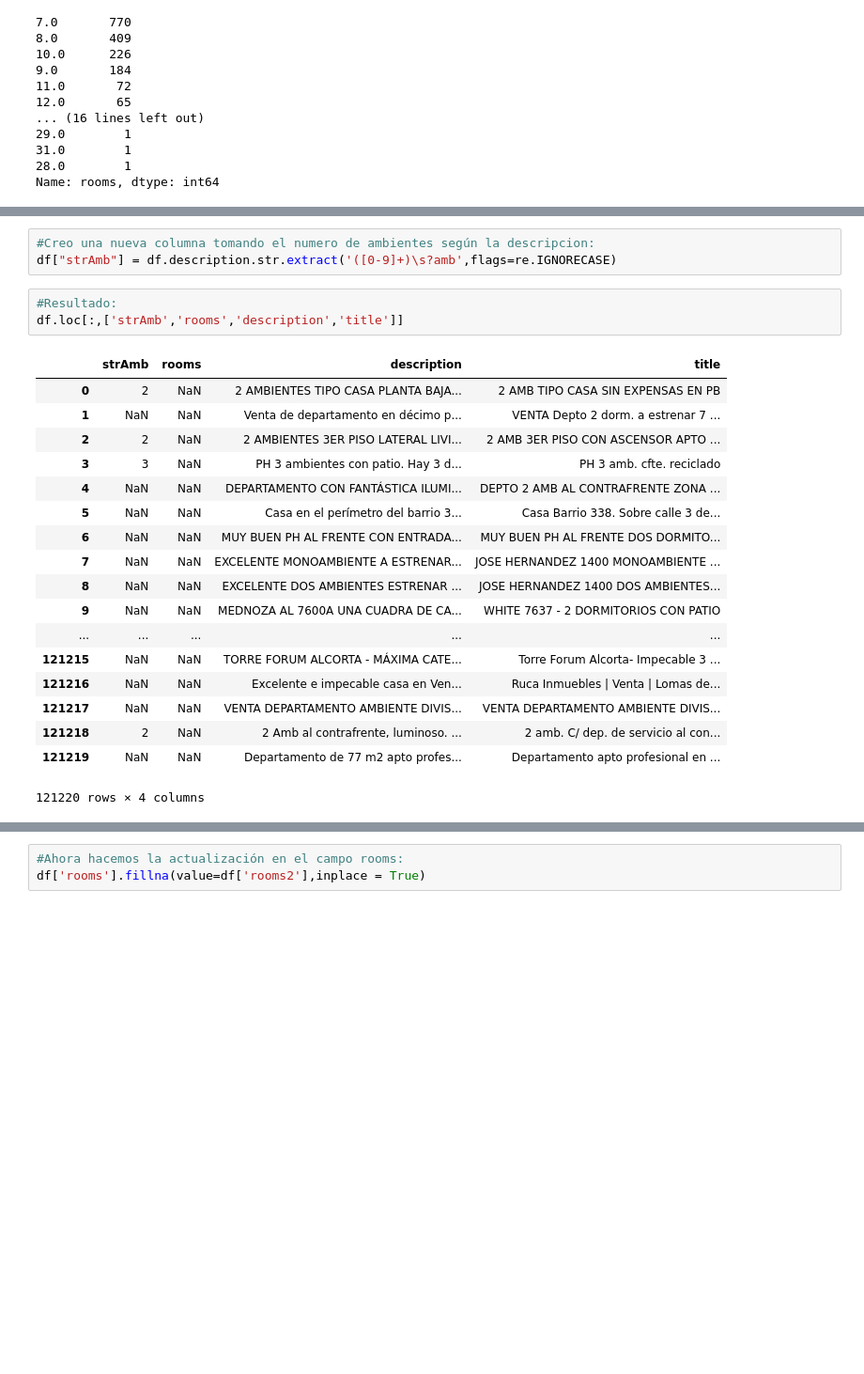
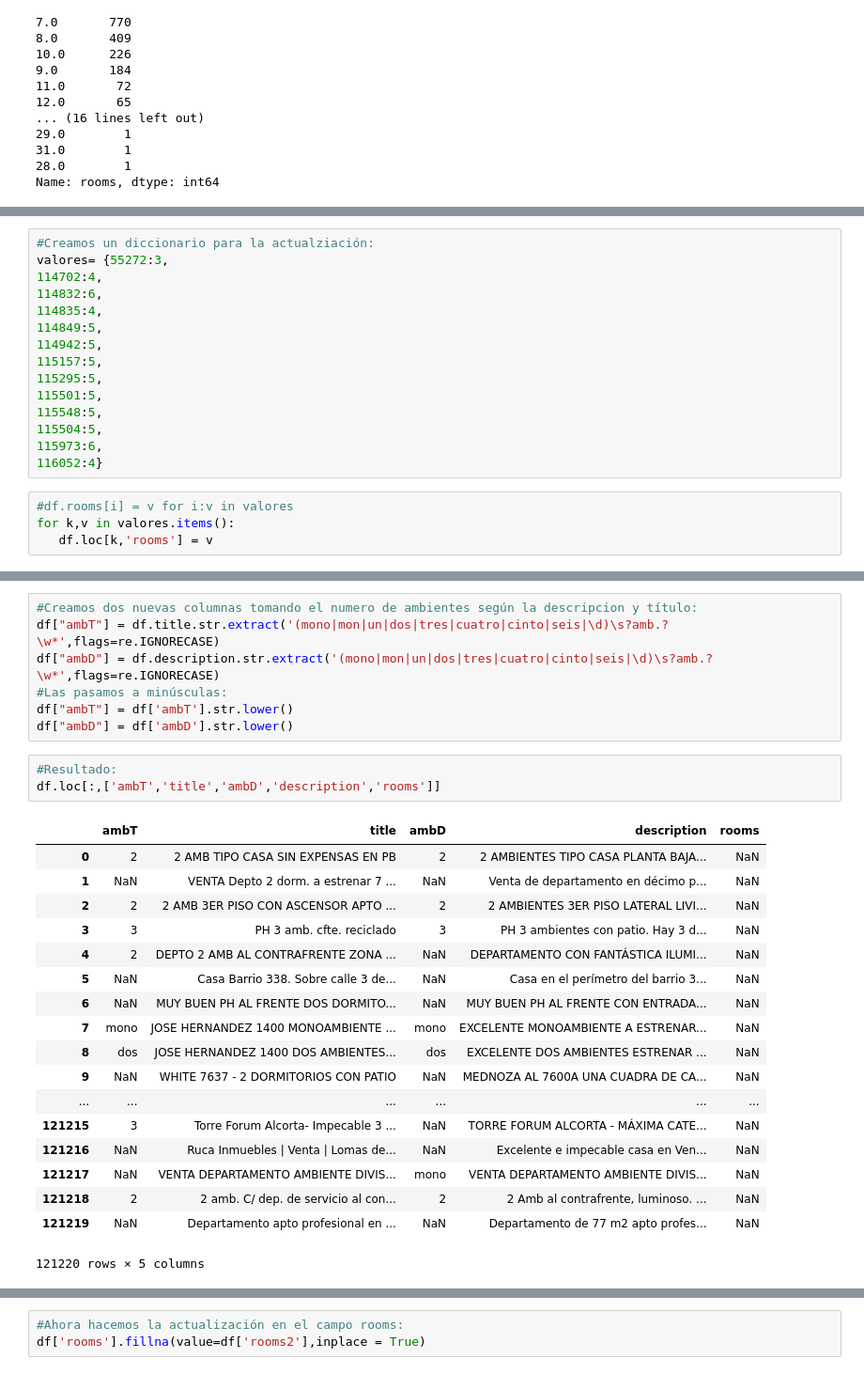
Before and after one commit to marxMT/dhGrupo8, a Jupyter notebook: Desafío 1 - Grupo 8.ipynb, the cells around one changed output, grey strips where cells are left out. Shown at 94% size. Drawn from its saved outputs; the diff is of its cells as text; blank space fills up the shorter version.

```diff
--- a/Desafío 1 - Grupo 8.ipynb
+++ b/Desafío 1 - Grupo 8.ipynb
@@ -202,0 +223,19 @@ df[df['rooms']>20].loc[:,['rooms','description','title','surface_total_in_m2','p
+# %%
+#Creamos un diccionario para la actualziación:
+valores= {55272:3,
+114702:4,
+114832:6,
+114835:4,
+114849:5,
+114942:5,
+115157:5,
+115295:5,
+115501:5,
+115548:5,
+115504:5,
+115973:6,
+116052:4}
+# %%
+#df.rooms[i] = v for i:v in valores
+for k,v in valores.items():
+   df.loc[k,'rooms'] = v
@@ -224,25 +266,29 @@ dtype: int64
-# %%
-#Creo una nueva columna tomando el numero de ambientes según la descripcion:
-df["strAmb"] = df.description.str.extract('([0-9]+)\s?amb',flags=re.IGNORECASE)
+# %%
+#Creamos dos nuevas columnas tomando el numero de ambientes según la descripcion y título:
+df["ambT"] = df.title.str.extract('(mono|mon|un|dos|tres|cuatro|cinto|seis|\d)\s?amb.?\w*',flags=re.IGNORECASE)
+df["ambD"] = df.description.str.extract('(mono|mon|un|dos|tres|cuatro|cinto|seis|\d)\s?amb.?\w*',flags=re.IGNORECASE)
+#Las pasamos a minúsculas:
+df["ambT"] = df['ambT'].str.lower()
+df["ambD"] = df['ambD'].str.lower()
 # %%
 #Resultado:
-df.loc[:,['strAmb','rooms','description','title']]
+df.loc[:,['ambT','title','ambD','description','rooms']]
 # %% [output]
-|  | strAmb | rooms | description | title |
-| 0 | 2 | NaN | 2 AMBIENTES TIPO CASA PLANTA BAJA... | 2 AMB TIPO CASA SIN EXPENSAS EN PB |
-| 1 | NaN | NaN | Venta de departamento en décimo p... | VENTA Depto 2 dorm. a estrenar 7 ... |
-| 2 | 2 | NaN | 2 AMBIENTES 3ER PISO LATERAL LIVI... | 2 AMB 3ER PISO CON ASCENSOR APTO ... |
-| 3 | 3 | NaN | PH 3 ambientes con patio. Hay 3 d... | PH 3 amb. cfte. reciclado |
-| 4 | NaN | NaN | DEPARTAMENTO CON FANTÁSTICA ILUMI... | DEPTO 2 AMB AL CONTRAFRENTE ZONA ... |
-| 5 | NaN | NaN | Casa en el perímetro del barrio 3... | Casa Barrio 338. Sobre calle 3 de... |
-| 6 | NaN | NaN | MUY BUEN PH AL FRENTE CON ENTRADA... | MUY BUEN PH AL FRENTE DOS DORMITO... |
-| 7 | NaN | NaN | EXCELENTE MONOAMBIENTE A ESTRENAR... | JOSE HERNANDEZ 1400 MONOAMBIENTE ... |
-| 8 | NaN | NaN | EXCELENTE DOS AMBIENTES ESTRENAR ... | JOSE HERNANDEZ 1400 DOS AMBIENTES... |
-| 9 | NaN | NaN | MEDNOZA AL 7600A UNA CUADRA DE CA... | WHITE 7637 - 2 DORMITORIOS CON PATIO |
-| ... | ... | ... | ... | ... |
-| 121215 | NaN | NaN | TORRE FORUM ALCORTA - MÁXIMA CATE... | Torre Forum Alcorta- Impecable 3 ... |
-| 121216 | NaN | NaN | Excelente e impecable casa en Ven... | Ruca Inmuebles | Venta | Lomas de... |
-| 121217 | NaN | NaN | VENTA DEPARTAMENTO AMBIENTE DIVIS... | VENTA DEPARTAMENTO AMBIENTE DIVIS... |
-| 121218 | 2 | NaN | 2 Amb al contrafrente, luminoso. ... | 2 amb. C/ dep. de servicio al con... |
-| 121219 | NaN | NaN | Departamento de 77 m2 apto profes... | Departamento apto profesional en ... |
+|  | ambT | title | ambD | description | rooms |
+| 0 | 2 | 2 AMB TIPO CASA SIN EXPENSAS EN PB | 2 | 2 AMBIENTES TIPO CASA PLANTA BAJA... | NaN |
+| 1 | NaN | VENTA Depto 2 dorm. a estrenar 7 ... | NaN | Venta de departamento en décimo p... | NaN |
+| 2 | 2 | 2 AMB 3ER PISO CON ASCENSOR APTO ... | 2 | 2 AMBIENTES 3ER PISO LATERAL LIVI... | NaN |
+| 3 | 3 | PH 3 amb. cfte. reciclado | 3 | PH 3 ambientes con patio. Hay 3 d... | NaN |
+| 4 | 2 | DEPTO 2 AMB AL CONTRAFRENTE ZONA ... | NaN | DEPARTAMENTO CON FANTÁSTICA ILUMI... | NaN |
+| 5 | NaN | Casa Barrio 338. Sobre calle 3 de... | NaN | Casa en el perímetro del barrio 3... | NaN |
+| 6 | NaN | MUY BUEN PH AL FRENTE DOS DORMITO... | NaN | MUY BUEN PH AL FRENTE CON ENTRADA... | NaN |
+| 7 | mono | JOSE HERNANDEZ 1400 MONOAMBIENTE ... | mono | EXCELENTE MONOAMBIENTE A ESTRENAR... | NaN |
+| 8 | dos | JOSE HERNANDEZ 1400 DOS AMBIENTES... | dos | EXCELENTE DOS AMBIENTES ESTRENAR ... | NaN |
+| 9 | NaN | WHITE 7637 - 2 DORMITORIOS CON PATIO | NaN | MEDNOZA AL 7600A UNA CUADRA DE CA... | NaN |
+| ... | ... | ... | ... | ... | ... |
+| 121215 | 3 | Torre Forum Alcorta- Impecable 3 ... | NaN | TORRE FORUM ALCORTA - MÁXIMA CATE... | NaN |
+| 121216 | NaN | Ruca Inmuebles | Venta | Lomas de... | NaN | Excelente e impecable casa en Ven... | NaN |
+| 121217 | NaN | VENTA DEPARTAMENTO AMBIENTE DIVIS... | mono | VENTA DEPARTAMENTO AMBIENTE DIVIS... | NaN |
+| 121218 | 2 | 2 amb. C/ dep. de servicio al con... | 2 | 2 Amb al contrafrente, luminoso. ... | NaN |
+| 121219 | NaN | Departamento apto profesional en ... | NaN | Departamento de 77 m2 apto profes... | NaN |
-121220 rows × 4 columns
+121220 rows × 5 columns
```
Also changed, not shown: parts of 37 cells of this notebook.
